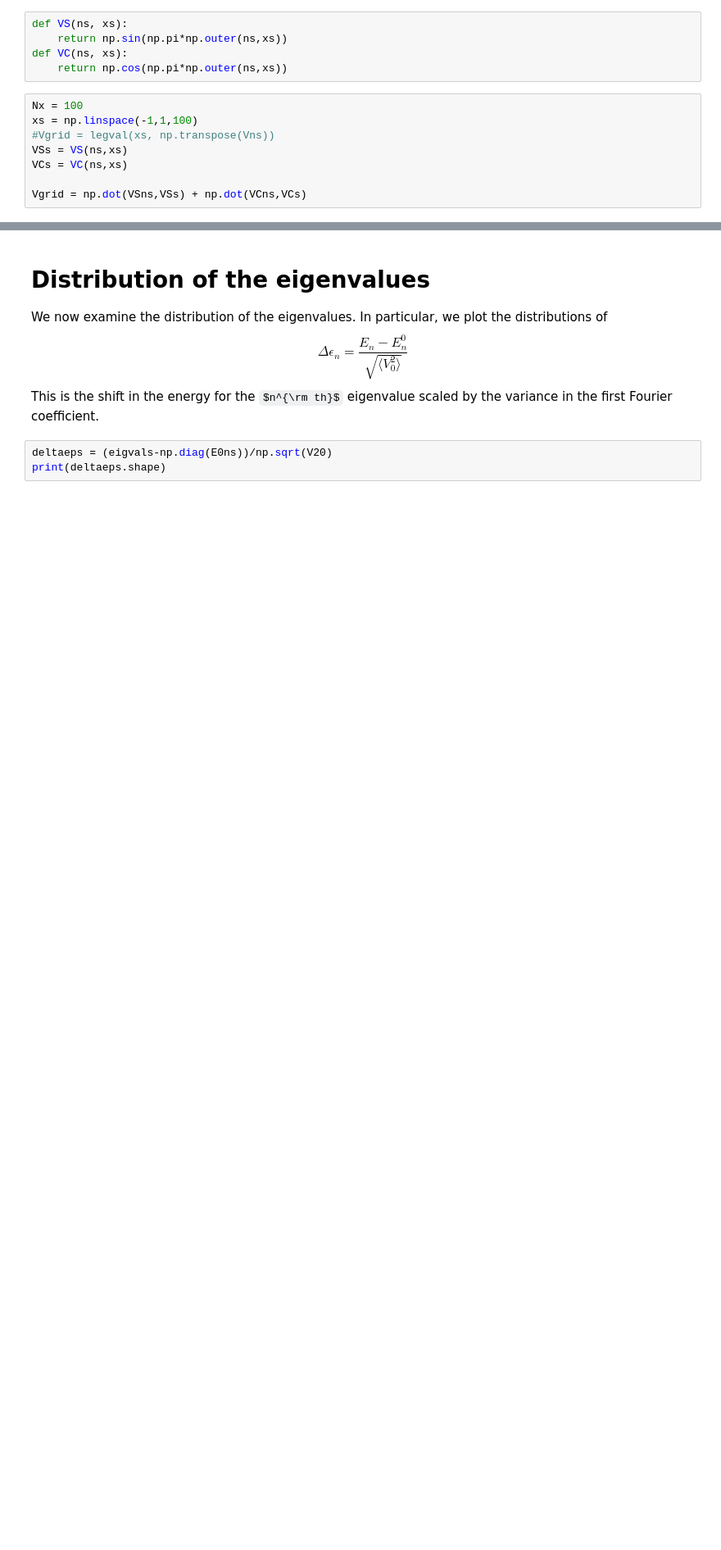
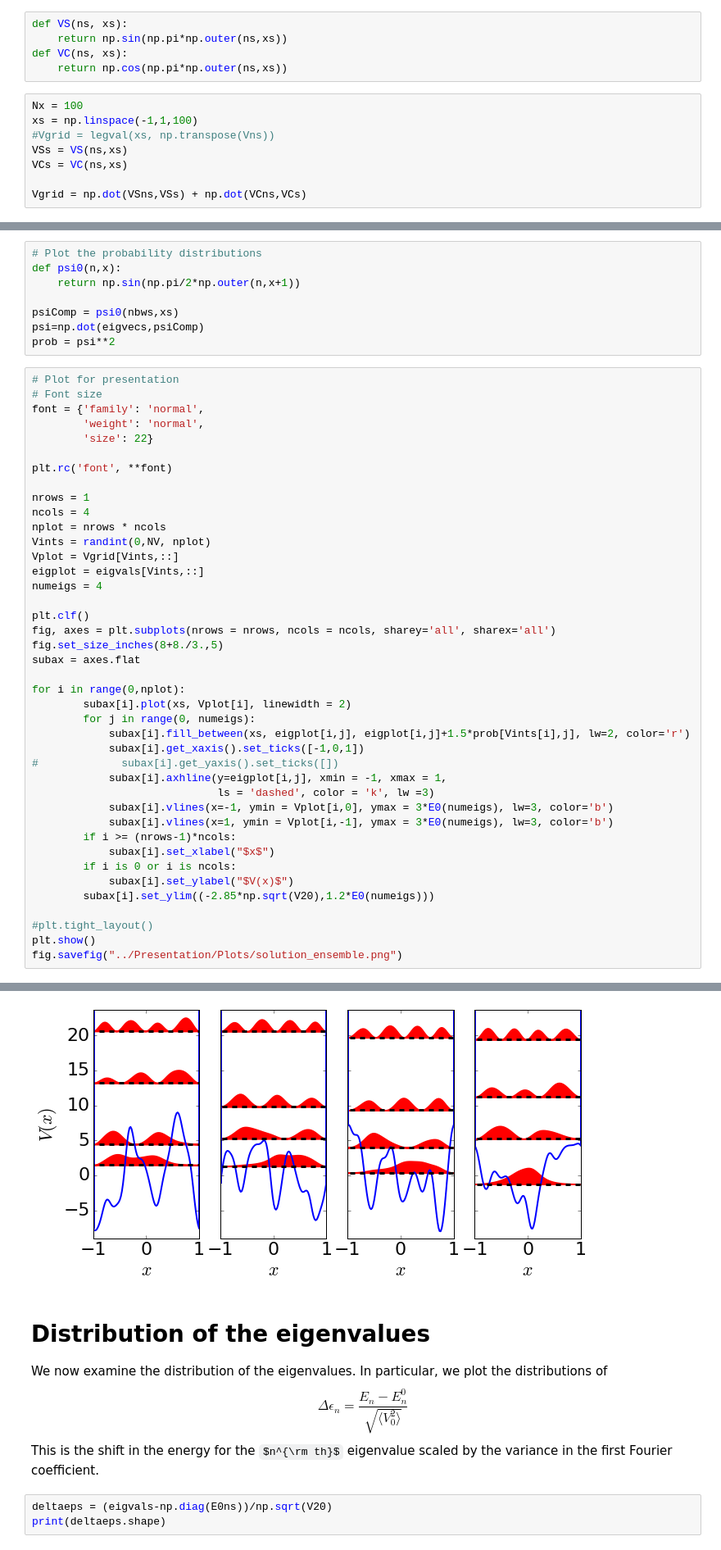
Before and after one commit to dhudsmith/qmnnet, a Jupyter notebook: jupyter/eigenvalues.ipynb, the cells around one changed output, grey strips where cells are left out. Shown: that part at 82% size. Saved outputs shown, nothing was run; the diff lists cells and outputs as text; some formulas as TeX source; blank space fills up the shorter version.

```diff
--- a/jupyter/eigenvalues.ipynb
+++ b/jupyter/eigenvalues.ipynb
@@ -292,0 +296,50 @@ plt.show()
+# %%
+# Plot the probability distributions
+def psi0(n,x):
+    return np.sin(np.pi/2*np.outer(n,x+1))
+
+psiComp = psi0(nbws,xs)
+psi=np.dot(eigvecs,psiComp)
+prob = psi**2
+# %%
+# Plot for presentation
+# Font size
+font = {'family': 'normal',
+        'weight': 'normal',
+        'size': 22}
+
+plt.rc('font', **font)
+
+nrows = 1
+ncols = 4
+nplot = nrows * ncols
+Vints = randint(0,NV, nplot)
+Vplot = Vgrid[Vints,::]
+eigplot = eigvals[Vints,::]
+numeigs = 4
+
+plt.clf()
+fig, axes = plt.subplots(nrows = nrows, ncols = ncols, sharey='all', sharex='all')
+fig.set_size_inches(8+8./3.,5)
+subax = axes.flat
+
+for i in range(0,nplot):
+        subax[i].plot(xs, Vplot[i], linewidth = 2)
+        for j in range(0, numeigs):
+            subax[i].fill_between(xs, eigplot[i,j], eigplot[i,j]+1.5*prob[Vints[i],j], lw=2, color='r')
+            subax[i].get_xaxis().set_ticks([-1,0,1])
+#             subax[i].get_yaxis().set_ticks([])
+            subax[i].axhline(y=eigplot[i,j], xmin = -1, xmax = 1,
+                             ls = 'dashed', color = 'k', lw =3)
+            subax[i].vlines(x=-1, ymin = Vplot[i,0], ymax = 3*E0(numeigs), lw=3, color='b')
+            subax[i].vlines(x=1, ymin = Vplot[i,-1], ymax = 3*E0(numeigs), lw=3, color='b')
+        if i >= (nrows-1)*ncols:
+            subax[i].set_xlabel("$x$")
+        if i is 0 or i is ncols:
+            subax[i].set_ylabel("$V(x)$")
+        subax[i].set_ylim((-2.85*np.sqrt(V20),1.2*E0(numeigs)))
+
+#plt.tight_layout()
+plt.show()
+fig.savefig("../Presentation/Plots/solution_ensemble.png")
+# %% [output]
@@ -293,3 +347,4 @@ plt.show()
+[figure, added]
 # %% [markdown]
 # Distribution of the eigenvalues
 We now examine the distribution of the eigenvalues. In particular, we plot the distributions of
```
Also changed, not shown: parts of 12 cells of this notebook, 17 other files.
